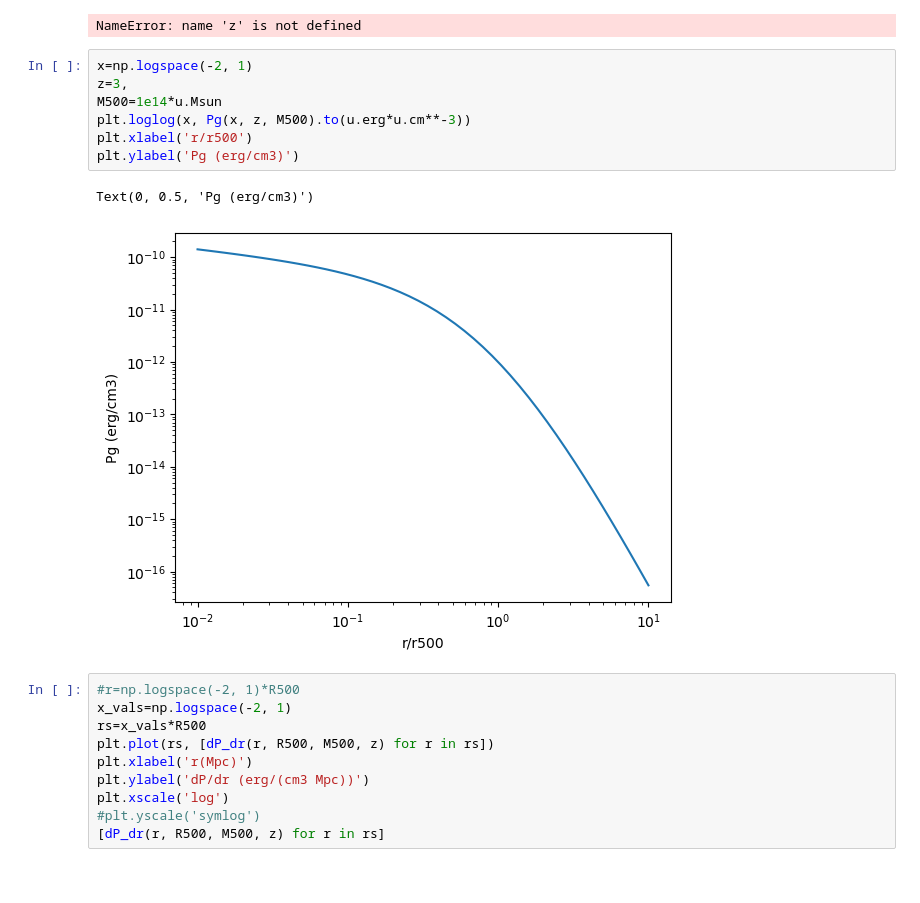
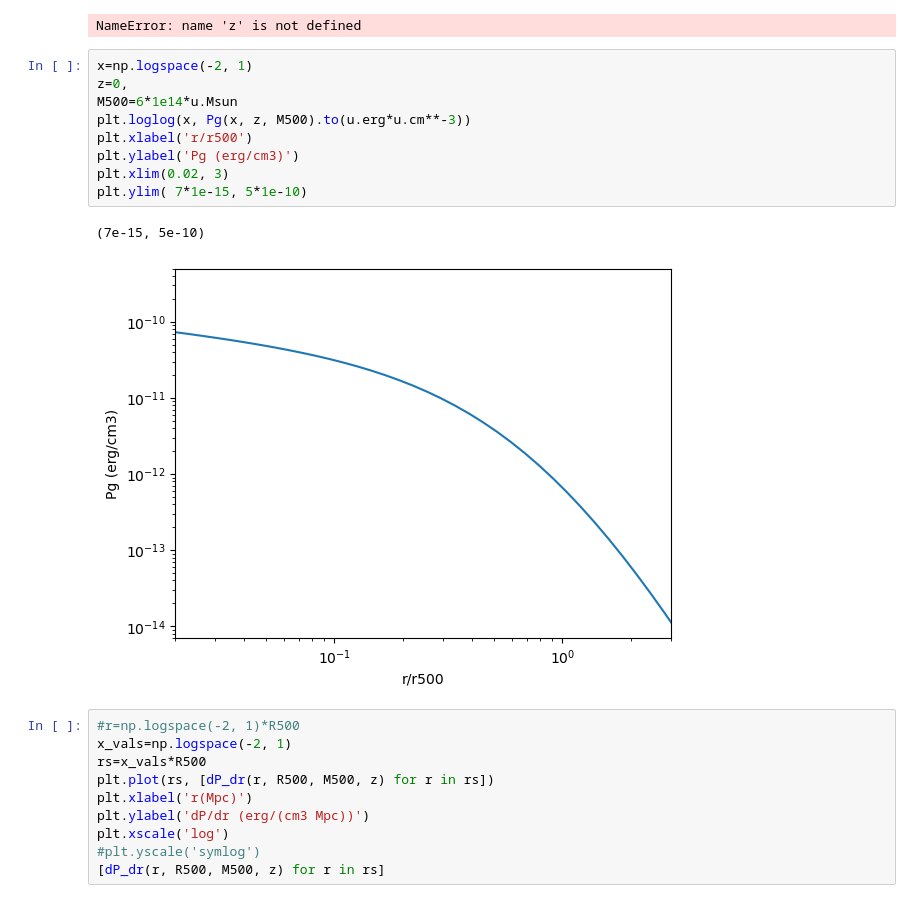
Before and after one commit to eleanorstuart/thermo-idm, a Jupyter notebook: Iqbal_AGN_heating.ipynb, the cells around one changed output. Saved outputs shown, nothing was run; the diff lists cells and outputs as text.

```diff
--- a/Iqbal_AGN_heating.ipynb
+++ b/Iqbal_AGN_heating.ipynb
@@ -52,14 +52,16 @@ P500(z, M500)
 NameError: name 'z' is not defined
 # %%
 x=np.logspace(-2, 1)
-z=3,
-M500=1e14*u.Msun
+z=0,
+M500=6*1e14*u.Msun
 plt.loglog(x, Pg(x, z, M500).to(u.erg*u.cm**-3))
 plt.xlabel('r/r500')
 plt.ylabel('Pg (erg/cm3)')
+plt.xlim(0.02, 3)
+plt.ylim( 7*1e-15, 5*1e-10)
 # %% [output]
-Text(0, 0.5, 'Pg (erg/cm3)')
+(7e-15, 5e-10)
-[figure, old version]
+[figure, new version]
 # %%
 #r=np.logspace(-2, 1)*R500
 x_vals=np.logspace(-2, 1)
```
Also changed, not shown: parts of 11 cells of this notebook, 7 other files.
